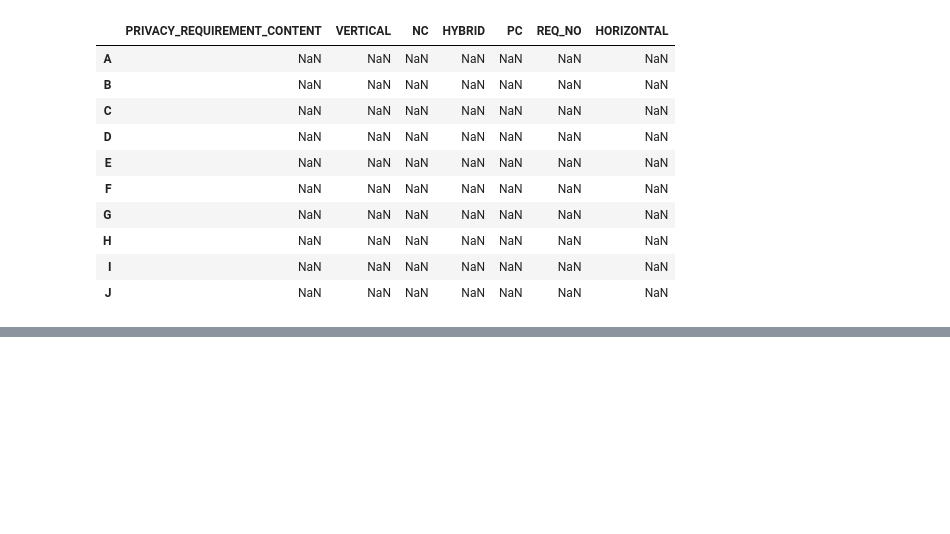
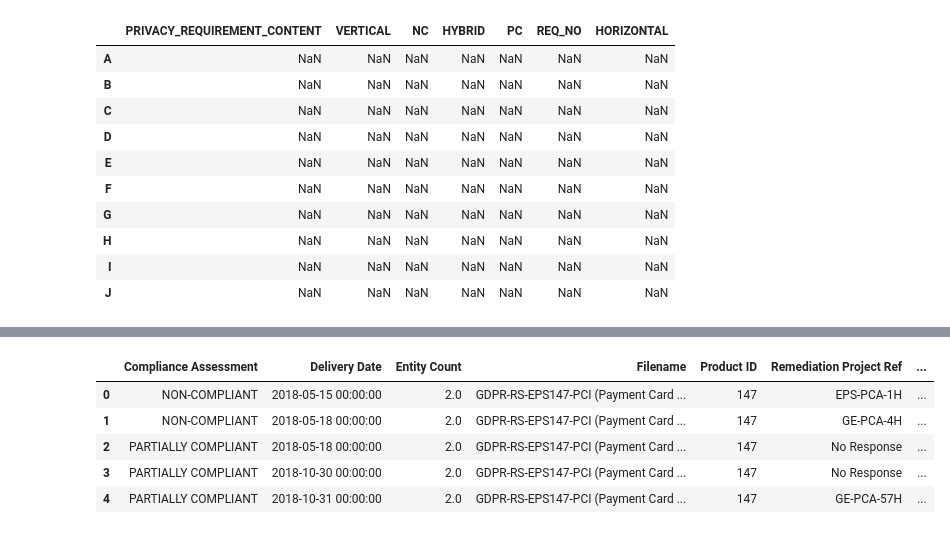
Before and after one commit to billyoconnor/DRC-GDPR, a Jupyter notebook: Transfer-RS-Responses-V2.ipynb, the cells around one changed output, grey strips where cells are left out. Saved outputs shown, nothing was run; the diff lists cells and outputs as text; code cells hidden in the pictures; blank space fills up the shorter version.

```diff
--- a/Transfer-RS-Responses-V2.ipynb
+++ b/Transfer-RS-Responses-V2.ipynb
@@ -410,0 +484,9 @@ uc_risk_df
+# %%
+out_df.head()
+# %% [output]
+|  | Compliance Assessment | Delivery Date | Entity Count | Filename | Product ID | Remediation Project Ref | ... |
+| 0 | NON-COMPLIANT | 2018-05-15 00:00:00 | 2.0 | GDPR-RS-EPS147-PCI (Payment Card ... | 147 | EPS-PCA-1H | ... |
+| 1 | NON-COMPLIANT | 2018-05-18 00:00:00 | 2.0 | GDPR-RS-EPS147-PCI (Payment Card ... | 147 | GE-PCA-4H | ... |
+| 2 | PARTIALLY COMPLIANT | 2018-05-18 00:00:00 | 2.0 | GDPR-RS-EPS147-PCI (Payment Card ... | 147 | No Response | ... |
+| 3 | PARTIALLY COMPLIANT | 2018-10-30 00:00:00 | 2.0 | GDPR-RS-EPS147-PCI (Payment Card ... | 147 | No Response | ... |
+| 4 | PARTIALLY COMPLIANT | 2018-10-31 00:00:00 | 2.0 | GDPR-RS-EPS147-PCI (Payment Card ... | 147 | GE-PCA-57H | ... |
```
Also changed, not shown: parts of 16 cells of this notebook, 2 other files.
